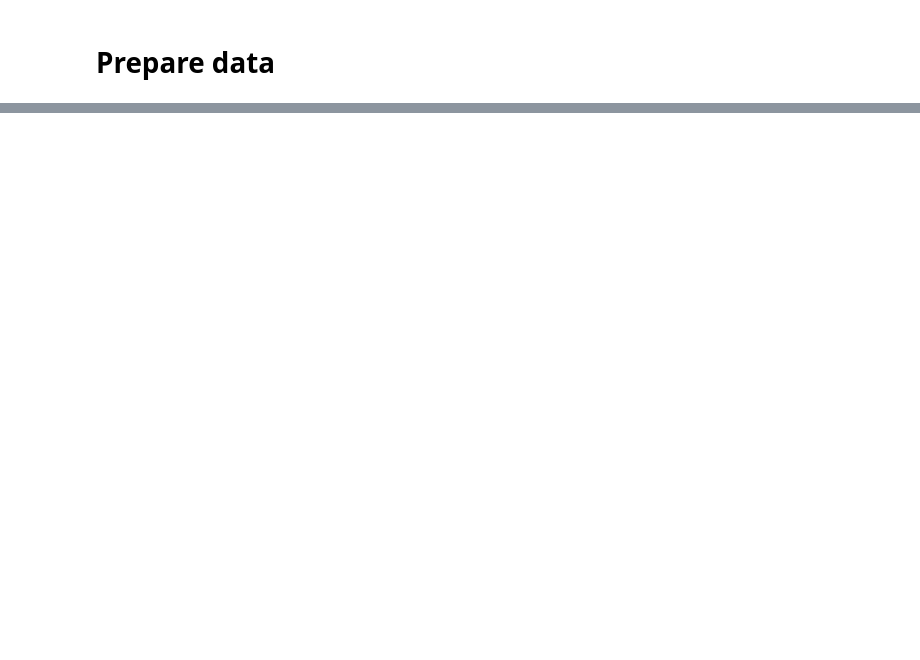
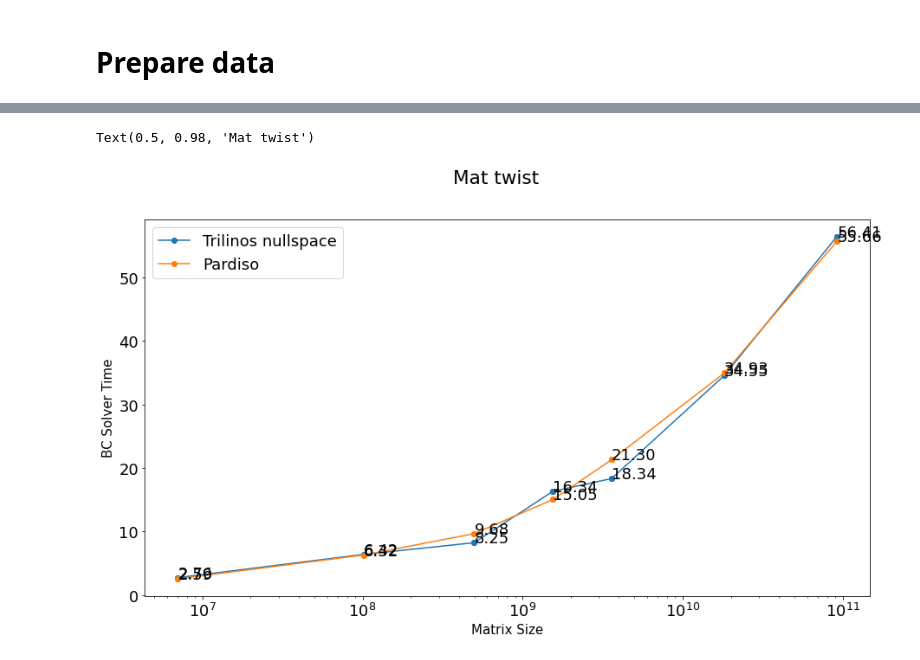
Before and after one commit to njsyw1997/PersonalScript, a Jupyter notebook: polyfem/stat/stat_nonlinear.ipynb, the cells around one changed output, grey strips where cells are left out. Drawn from its saved outputs; the diff is of its cells as text; code cells hidden in the pictures; blank space fills up the shorter version.

```diff
--- a/polyfem/stat/stat_nonlinear.ipynb
+++ b/polyfem/stat/stat_nonlinear.ipynb
@@ -213 +278,43 @@ cmap=['b','g','r','c','m','y','k','w']
+# %%
+def fit(solver_name_,solverlabel_,block_size_,ax_,df,cmap_,cindex_,mesh_=None):
+    degree=1
+    if mesh_==None:
+        tempdf=df[(df["Block Size"]==block_size_) & (df["Solver"]==solver_name_) &(df["discr_order"]==1) &(df["n_ref"]==0)]
+    else:
+        tempdf=df[(df["Block Size"]==block_size_) & (df["Solver"]==solver_name_) &(df["discr_order"]==1) & (df["Mesh"]==mesh_)]
+    # tempdf=df[(df["Block Size"]==block_size_) & (df["Solver"]==solver_name_) &(df["discr_order"]==1) & (df["n_ref"])==1]
+    # tempdf=df[(df["Block Size"]==block_size_) & (df["Solver"]==solver_name_) &(df["discr_order"]==1) & (df["Mesh"]=="square_beam2d_2.5")]
+    tempdf=tempdf.sort_values(by=['Mat Size'])
+    xdata=np.int64(tempdf['Mat Size'])
+    ydata=np.float64(tempdf["bc_solver_time"])
+    # logx = np.log(xdata)
+    # logy = np.log(ydata)
+    # coeffs = np.polyfit(logx,logy,deg=degree)
+    # poly = np.poly1d(coeffs)
+    # yfit = lambda x: np.exp(poly(np.log(x)))
+    label_=solverlabel_
+    # ax_.scatter(xdata,ydata,label=label_,color=cmap_[cindex_])
+    ax_.scatter(xdata,ydata,color=cmap_[cindex_])
+    # label_=label_+", k="+str("%.2f" % coeffs[degree-1])
+    # ax_.plot(xdata,yfit(xdata),label=label_,color=cmap_[cindex_])
+    ax_.plot(xdata,ydata,color=cmap_[cindex_],label=label_,marker='o')
+    for i in range(len(xdata)):
+        ax_.annotate('%.2f'%ydata[i], (xdata[i], ydata[i]))
+num_threads=np.sort(np.int64(twist_df["Num Thread"].unique()))
+fig,ax=plt.subplots(1,1,figsize=(15,8)) # figure size
+plt.rcParams.update({'font.size': 18}) # font size
+label=""
+data_frame=None
+fit("Trilinos","Trilinos nullspace",3,ax,twist_df,list(mcolors.TABLEAU_COLORS),0)
+fit("Eigen::PardisoLLT","Pardiso",3,ax,twist_df,list(mcolors.TABLEAU_COLORS),1)
+ax.legend()
+ax.set_xscale('log')
+plt.xticks(fontsize=18, rotation=0)
+plt.yticks(fontsize=18, rotation=0)
+ax.set_ylabel("BC Solver Time",fontsize=15) # y labels
+ax.set_xlabel("Matrix Size",fontsize=15) # x labels
+plt.suptitle("Mat twist")
+# %% [output]
+Text(0.5, 0.98, 'Mat twist')
+[figure, added]
 # %%
```
Also changed, not shown: parts of 24 cells of this notebook, 46 other files.
